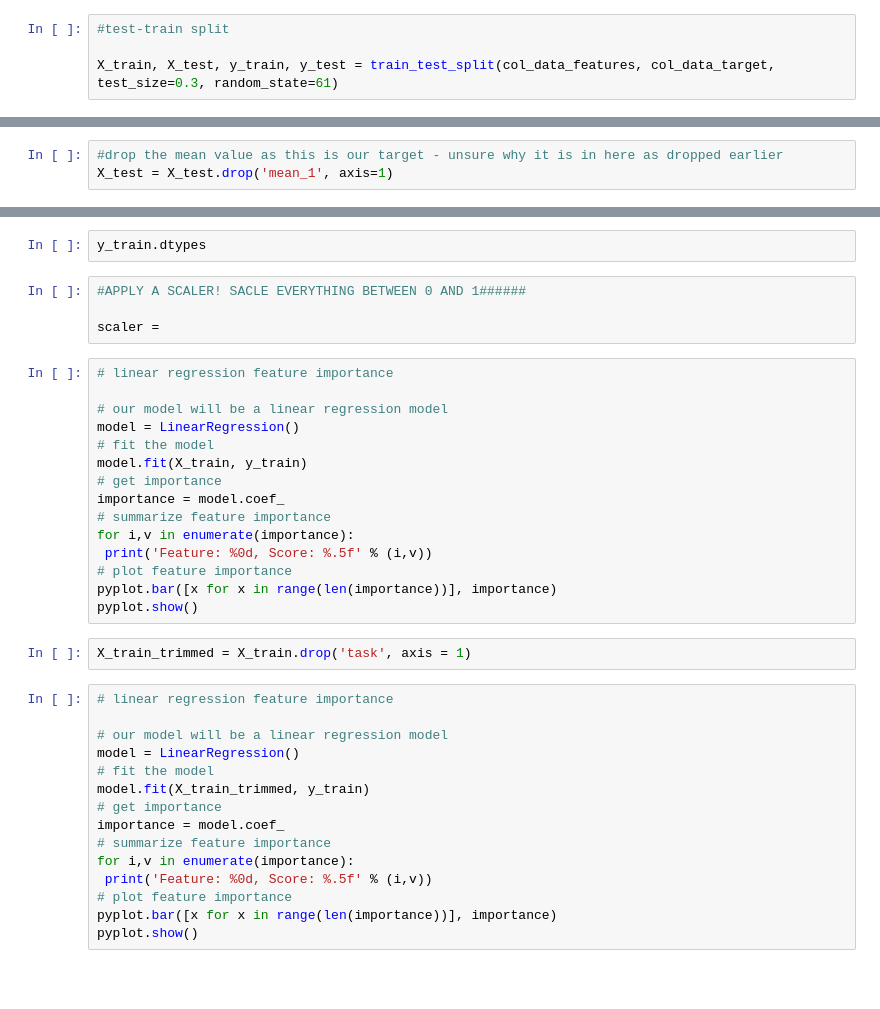
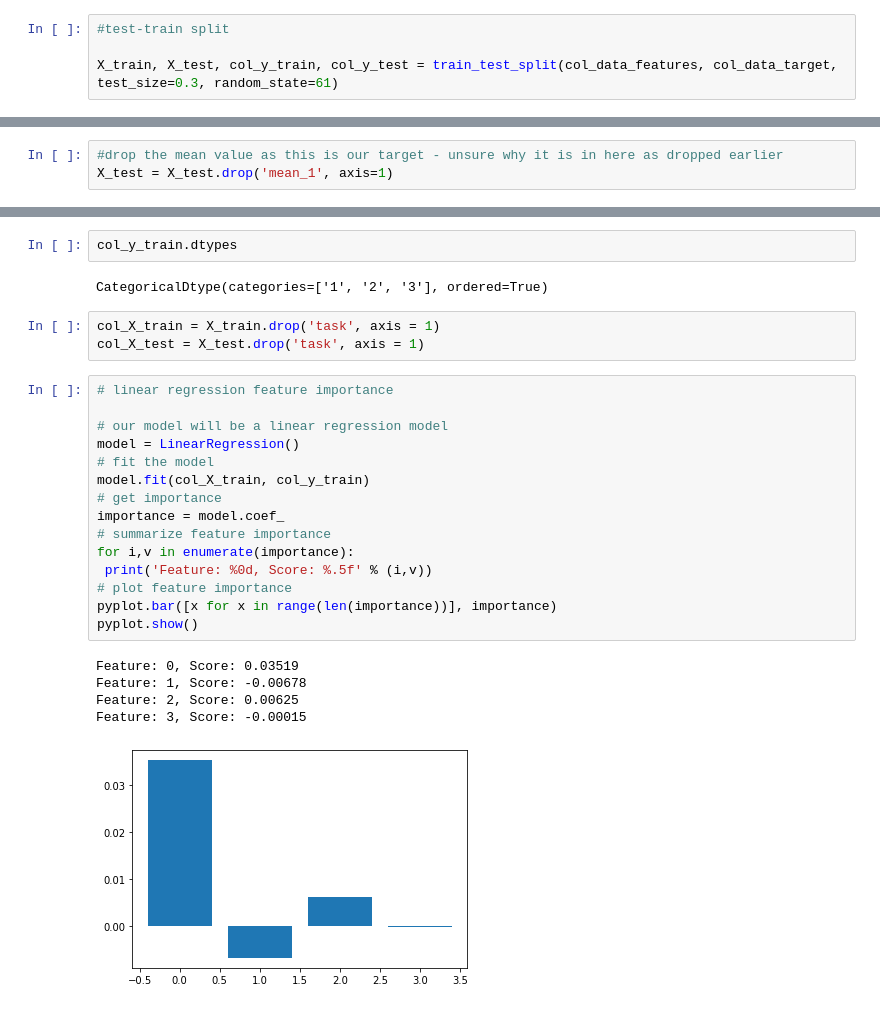
Before and after one commit to AndrewHallam1/SIT723, a Jupyter notebook: SIT723v1.ipynb, the cells around one changed output, grey strips where cells are left out. Saved outputs shown, nothing was run; the diff lists cells and outputs as text; blank space fills up the shorter version.

```diff
--- a/SIT723v1.ipynb
+++ b/SIT723v1.ipynb
@@ -1399,6 +1397,6 @@ col_data_features = a.drop('file', axis = 1)
 # %%
 #test-train split
 
-X_train, X_test, y_train, y_test = train_test_split(col_data_features, col_data_target, test_size=0.3, random_state=61)
+X_train, X_test, col_y_train, col_y_test = train_test_split(col_data_features, col_data_target, test_size=0.3, random_state=61)
 # %%
 col_data_features
@@ -1445,38 +1514,28 @@ X_test
 # %%
-y_train.dtypes
+col_y_train.dtypes
+# %% [output]
+CategoricalDtype(categories=['1', '2', '3'], ordered=True)
-# %%
-#APPLY A SCALER! SACLE EVERYTHING BETWEEN 0 AND 1######
-
-scaler =
+# %%
+col_X_train = X_train.drop('task', axis = 1)
+col_X_test = X_test.drop('task', axis = 1)
 # %%
 # linear regression feature importance
 
 # our model will be a linear regression model
 model = LinearRegression()
 # fit the model
-model.fit(X_train, y_train)
+model.fit(col_X_train, col_y_train)
 # get importance
 importance = model.coef_
 # summarize feature importance
 for i,v in enumerate(importance):
  print('Feature: %0d, Score: %.5f' % (i,v))
 # plot feature importance
 pyplot.bar([x for x in range(len(importance))], importance)
 pyplot.show()
+# %% [output]
+Feature: 0, Score: 0.03519
+Feature: 1, Score: -0.00678
+Feature: 2, Score: 0.00625
+Feature: 3, Score: -0.00015
+[figure, added]
-# %%
-X_train_trimmed = X_train.drop('task', axis = 1)
-# %%
-# linear regression feature importance
-
-# our model will be a linear regression model
-model = LinearRegression()
-# fit the model
-model.fit(X_train_trimmed, y_train)
-# get importance
-importance = model.coef_
-# summarize feature importance
-for i,v in enumerate(importance):
- print('Feature: %0d, Score: %.5f' % (i,v))
-# plot feature importance
-pyplot.bar([x for x in range(len(importance))], importance)
-pyplot.show()
```
Also changed, not shown: parts of 55 cells of this notebook.
